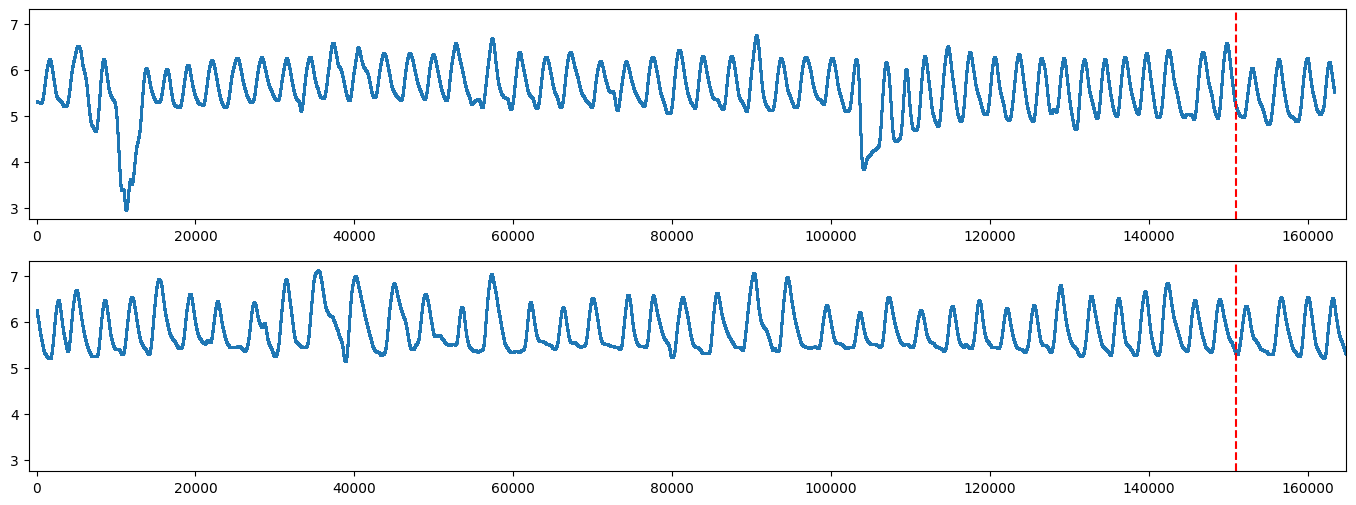
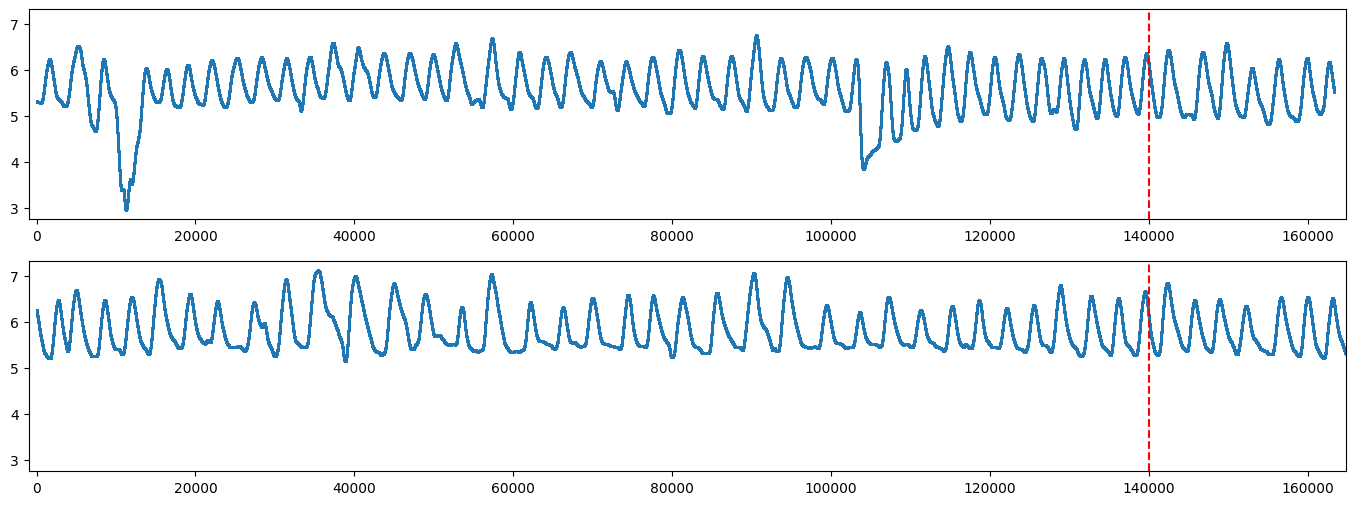
The change to this notebook cell's code, shown as a diff; its figure went from the first image to the second:
--- before
+++ after
@@ -8,5 +8,5 @@
 plt.ylim(ymin, ymax)
 plt.xlim(-1000, max(arr1timeMS.max(), arr2timeMS.max()))
-plt.axvline(x=151000, color='r', linestyle='--')
+plt.axvline(x=140000, color='r', linestyle='--')
 
 
@@ -15,5 +15,5 @@
 plt.ylim(ymin, ymax)
 plt.xlim(-1000, max(arr1timeMS.max(), arr2timeMS.max()))
-plt.axvline(x=151000, color='r', linestyle='--')
+plt.axvline(x=140000, color='r', linestyle='--')
 
 plt.show()

Commit: ppg data